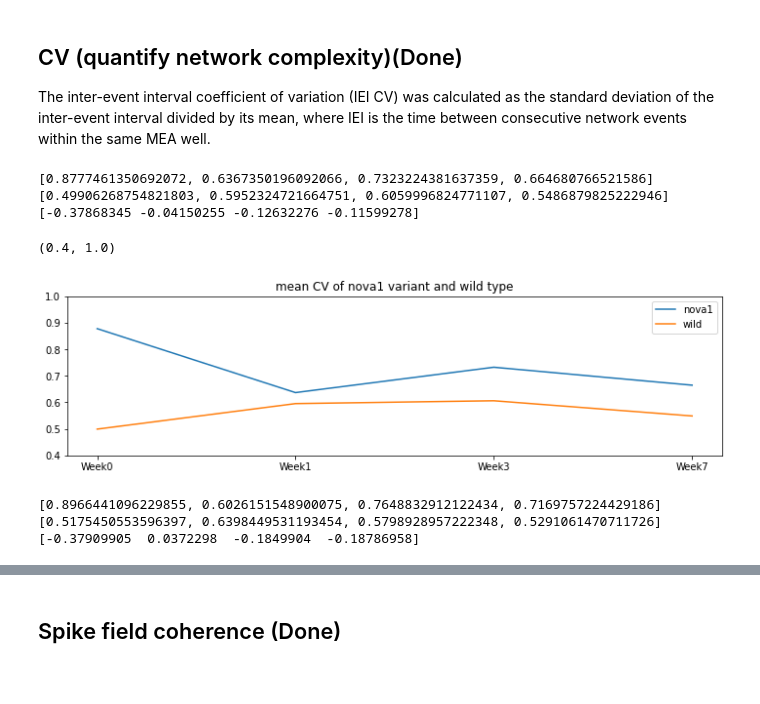
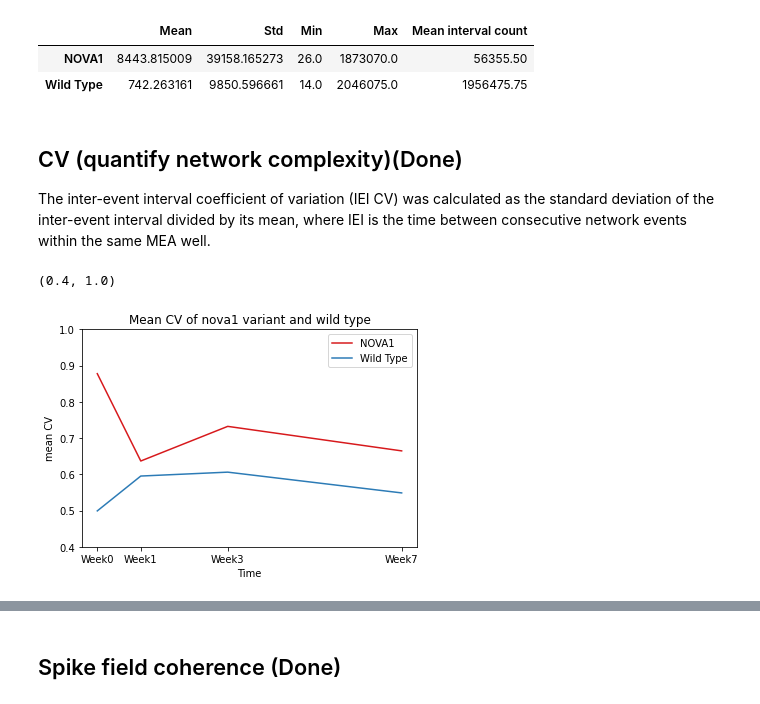
Before and after one commit to xuanyuw/NOVA1_variation_LFP, a Jupyter notebook: analyze_LFP.ipynb, the cells around one changed output, grey strips where cells are left out. Saved outputs shown, nothing was run; the diff lists cells and outputs as text; code cells hidden in the pictures.

Commit message:
Finished analysis and plots, need to fill in write up

```diff
--- a/analyze_LFP.ipynb
+++ b/analyze_LFP.ipynb
@@ -115,0 +73,9 @@ wild mean = 742.263161, std = 9850.596661
+# %%
+global fs_orig, num_channels, num_wells, event_start, event_end, event_len, fs_ds
+fs_orig = 12500
+fs_ds = 1000
+num_channels = 64
+num_wells = 12
+event_start = -0.5
+event_end = 2.5
+event_len = int(fs_ds*(abs(event_start)+abs(event_end)))
@@ -116,16 +184,38 @@ wild mean = 742.263161, std = 9850.596661
+# %%
+nova_isi_mean = np.mean(np.hstack(nova_isi))
+ctc_isi_mean = np.mean(np.hstack(ctc_isi))
+nova_isi_std = np.std(np.hstack(nova_isi))
+ctc_isi_std = np.std(np.hstack(ctc_isi))
+nova_isi_min = np.min(np.hstack(nova_isi))
+ctc_isi_min = np.min(np.hstack(ctc_isi))
+nova_isi_max = np.max(np.hstack(nova_isi))
+ctc_isi_max = np.max(np.hstack(ctc_isi))
+
+nova_mean_numspk = np.mean([len(i) for i in nova_isi])
+ctc_mean_numspk = np.mean([len(i) for i in ctc_isi])
+
+
+pd.DataFrame({'Mean':[nova_isi_mean, ctc_isi_mean],
+              'Std': [nova_isi_std, ctc_isi_std],
+              'Min':[nova_isi_min, ctc_isi_min],
+              'Max':[nova_isi_max, ctc_isi_max],
+              'Mean interval count':[nova_mean_numspk, ctc_mean_numspk]
+              }, index=['NOVA1', 'Wild Type'])
+# %% [output]
+|  | Mean | Std | Min | Max | Mean interval count |
+| NOVA1 | 8443.815009 | 39158.165273 | 26.0 | 1873070.0 | 56355.50 |
+| Wild Type | 742.263161 | 9850.596661 | 14.0 | 2046075.0 | 1956475.75 |
 # %% [markdown]
 ## CV (quantify network complexity)(Done)
 
 The inter-event interval coefficient of variation (IEI CV) was calculated as the standard deviation of the inter-event interval divided by its mean, where IEI is the time
 between consecutive network events within the same MEA well.
 # %%
-def extract_events(well_id, channel_id, file, fs_orig = fs_orig, event_start=-0.5, event_end=2.5):
+def extract_events(well_id, channel_id, file):
   events_t0 = []
-  fs = np.array(file['fs_ds'])[0][0]
-  event_len = int(fs*(abs(event_start)+abs(event_end)))
   spikes = np.array(file['spikes'])
   spks = np.array(file[spikes[channel_id, well_id]]).flatten()
-  spks = (spks*fs/fs_orig).astype('int') #convert index according to down-sampled sampling rate
+  spks = (spks*fs_ds/fs_orig).astype('int') #convert index according to down-sampled sampling rate
   prev = spks[:-2]
   post = spks[2:]
   diff = post - prev
@@ -133,12 +223,12 @@ def extract_events(well_id, channel_id, file, fs_orig = fs_orig, event_start=-0.
   freq_prev = events_freq[:-1]
   freq_post = events_freq[1:]
   dist = freq_post - freq_prev
-  t0_index = dist>(event_end+1)*fs
+  t0_index = dist>(event_end+1)*fs_ds
   if sum(t0_index) > 0:
     events_t0 = np.insert(freq_post[t0_index], 0, freq_prev[0])
   return events_t0
 
-def calculate_iei_cv(file, fs_orig=fs_orig, num_channels=num_channels, num_wells=num_wells):
+def calculate_iei_cv(file):
   all_cv = []
   for i in range(num_wells):
     iei = []
@@ -158,35 +248,19 @@ def calculate_iei_cv(file, fs_orig=fs_orig, num_channels=num_channels, num_wells
 
 nova_cv = [calculate_iei_cv(file) for file in nova_files]
 ctc_cv = [calculate_iei_cv(file) for file in ctc_files]
-# %%
-nova_mean_cv = [np.nanmean(cv) for cv in nova_cv]
-ctc_mean_cv = [np.nanmean(cv) for cv in ctc_cv]
-print(nova_mean_cv)
-print(ctc_mean_cv)
-print(np.array(ctc_mean_cv) - np.array(nova_mean_cv))
-# %% [output]
-[0.8777461350692072, 0.6367350196092066, 0.7323224381637359, 0.664680766521586]
-[0.49906268754821803, 0.5952324721664751, 0.6059996824771107, 0.5486879825222946]
-[-0.37868345 -0.04150255 -0.12632276 -0.11599278]
 # %%
-plt.plot(nova_mean_cv, label='nova1')
-plt.plot(ctc_mean_cv, label='wild')
+nova_mean_cv = [np.nanmean(cv) for cv in nova_cv]
+ctc_mean_cv = [np.nanmean(cv) for cv in ctc_cv]
+
+plt.plot([1, 2, 4, 8], nova_mean_cv, c='#D7191C', label='NOVA1')
+plt.plot([1, 2, 4, 8], ctc_mean_cv, c='#2C7BB6', label='Wild Type')
 #plt.plot(np.array(ctc_mean_cv) - np.array(nova_mean_cv), label='difference')
-plt.xticks(labels=['Week0','Week1','Week3','Week7'], ticks=range(4))
+plt.xticks(labels=['Week0','Week1','Week3','Week7'], ticks=[1, 2, 4, 8])
+plt.ylabel('mean CV')
+plt.xlabel('Time')
 plt.legend(loc='best')
-plt.title('mean CV of nova1 variant and wild type')
+plt.title('Mean CV of nova1 variant and wild type')
 plt.ylim([0.4, 1])
 # %% [output]
 (0.4, 1.0)
-[figure, old version]
+[figure, new version]
-# %%
-import statistics
-nova_median_cv = [statistics.median(np.array(cv)[~np.isnan(cv)]) for cv in nova_cv]
-ctc_median_cv = [statistics.median(np.array(cv)[~np.isnan(cv)]) for cv in ctc_cv]
-print(nova_median_cv)
-print(ctc_median_cv)
-print(np.array(ctc_median_cv) - np.array(nova_median_cv))
-# %% [output]
-[0.8966441096229855, 0.6026151548900075, 0.7648832912122434, 0.7169757224429186]
-[0.5175450553596397, 0.6398449531193454, 0.5798928957222348, 0.5291061470711726]
-[-0.37909905  0.0372298  -0.1849904  -0.18786958]
```
Also changed, not shown: parts of 76 cells of this notebook.
